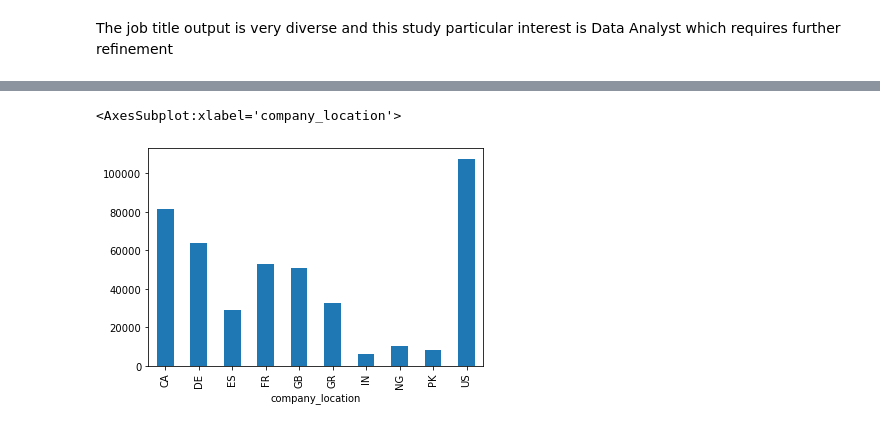
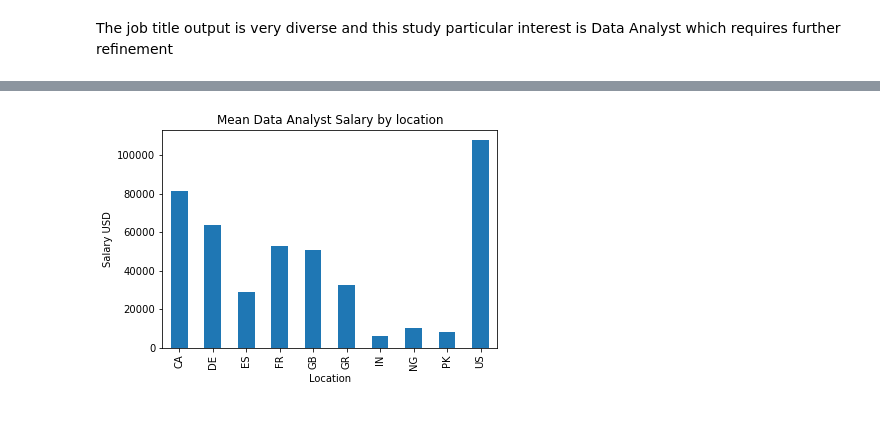
Before and after one commit to Norspace/DAproject, a Jupyter notebook: DAWork_Study.ipynb, the cells around one changed output, grey strips where cells are left out. Drawn from its saved outputs; the diff is of its cells as text; code cells hidden in the pictures.

Commit message:
Data set consolidation

```diff
--- a/DAWork_Study.ipynb
+++ b/DAWork_Study.ipynb
@@ -143,16 +144,19 @@ dat.head()
 # %%
 # Data Analyst-mean salary plot by company location in USD
 import pandas as pd
 datyst='C:/Users/nheav/DataAnalytics/DAProject/da_group.csv'
 dat=pd.read_csv(datyst,index_col=[4])
 anyst_jobs=dat.groupby(['company_location'])
 anyst_jobs.mean()
 anyst_sal=anyst_jobs.mean()
 saljob=anyst_sal['salary_in_usd']
 saljob.plot(kind="bar",x='USD', align='center',width=.5)
+plt.xlabel('Location')
+plt.ylabel('Salary USD')
+plt.title("Mean Data Analyst Salary by location")
+plt.show ()
 # %% [output]
-<AxesSubplot:xlabel='company_location'>
-[figure, old version]
+[figure, new version]
 # %%
 # Plotting the remote ratio breakout for Data Analysts
 kwargs = dict(
```
Also changed, not shown: parts of 22 cells of this notebook.
